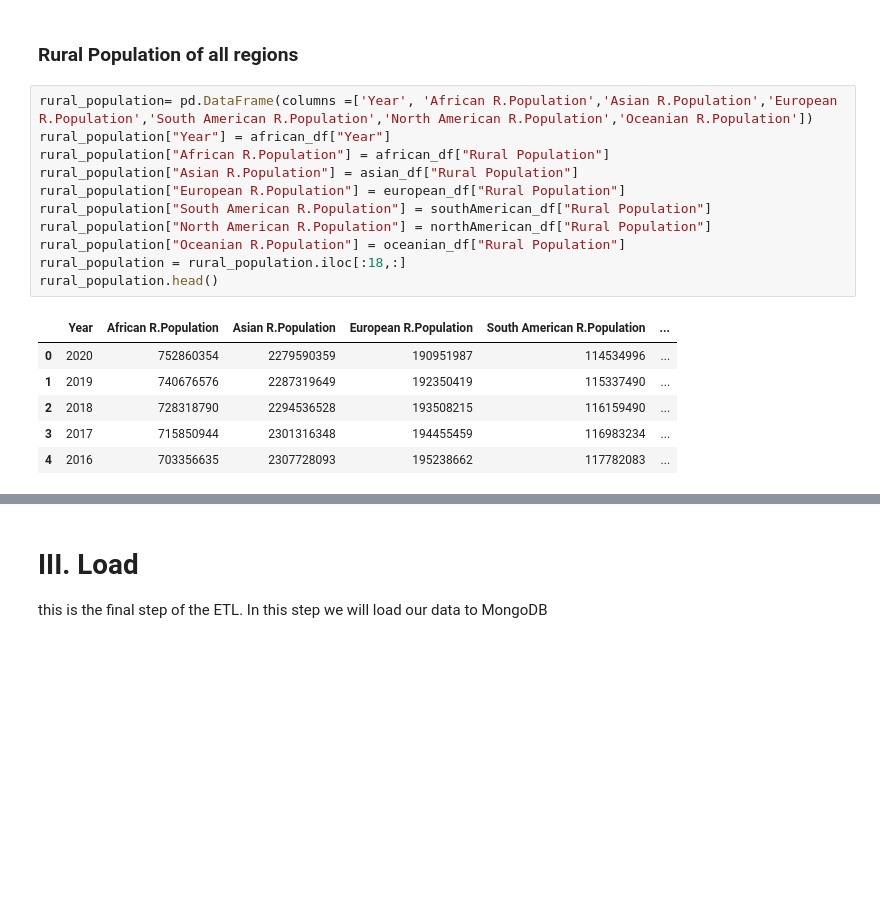
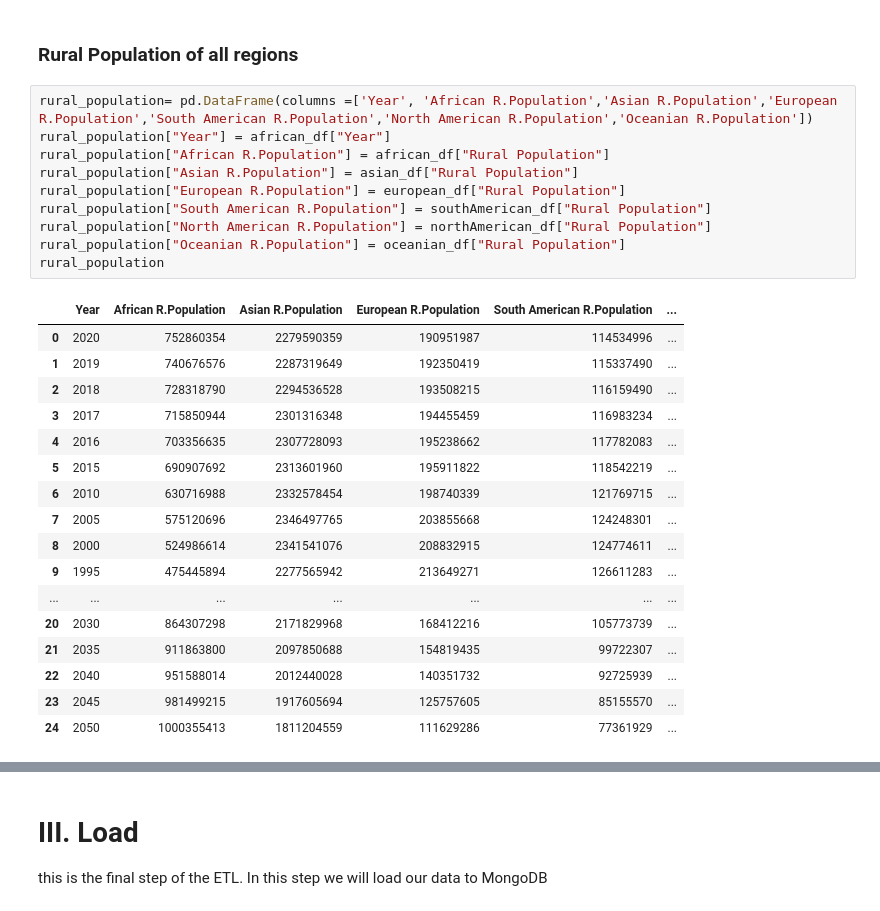
Before and after one commit to amal209/Back-end, a Jupyter notebook: etl.ipynb, the cells around one changed output, grey strips where cells are left out. Drawn from its saved outputs; the diff is of its cells as text; blank space fills up the shorter version.

```diff
--- a/etl.ipynb
+++ b/etl.ipynb
@@ -212,18 +284,28 @@ urban_population.head()
 # %%
 rural_population= pd.DataFrame(columns =['Year', 'African R.Population','Asian R.Population','European R.Population','South American R.Population','North American R.Population','Oceanian R.Population'])
 rural_population["Year"] = african_df["Year"]
 rural_population["African R.Population"] = african_df["Rural Population"]
 rural_population["Asian R.Population"] = asian_df["Rural Population"]
 rural_population["European R.Population"] = european_df["Rural Population"]
 rural_population["South American R.Population"] = southAmerican_df["Rural Population"]
 rural_population["North American R.Population"] = northAmerican_df["Rural Population"]
 rural_population["Oceanian R.Population"] = oceanian_df["Rural Population"]
-rural_population = rural_population.iloc[:18,:]
-rural_population.head()
+rural_population
 # %% [output]
 |  | Year | African R.Population | Asian R.Population | European R.Population | South American R.Population | ... |
 | 0 | 2020 | 752860354 | 2279590359 | 190951987 | 114534996 | ... |
 | 1 | 2019 | 740676576 | 2287319649 | 192350419 | 115337490 | ... |
 | 2 | 2018 | 728318790 | 2294536528 | 193508215 | 116159490 | ... |
 | 3 | 2017 | 715850944 | 2301316348 | 194455459 | 116983234 | ... |
 | 4 | 2016 | 703356635 | 2307728093 | 195238662 | 117782083 | ... |
+| 5 | 2015 | 690907692 | 2313601960 | 195911822 | 118542219 | ... |
+| 6 | 2010 | 630716988 | 2332578454 | 198740339 | 121769715 | ... |
+| 7 | 2005 | 575120696 | 2346497765 | 203855668 | 124248301 | ... |
+| 8 | 2000 | 524986614 | 2341541076 | 208832915 | 124774611 | ... |
+| 9 | 1995 | 475445894 | 2277565942 | 213649271 | 126611283 | ... |
+| ... | ... | ... | ... | ... | ... | ... |
+| 20 | 2030 | 864307298 | 2171829968 | 168412216 | 105773739 | ... |
+| 21 | 2035 | 911863800 | 2097850688 | 154819435 | 99722307 | ... |
+| 22 | 2040 | 951588014 | 2012440028 | 140351732 | 92725939 | ... |
+| 23 | 2045 | 981499215 | 1917605694 | 125757605 | 85155570 | ... |
+| 24 | 2050 | 1000355413 | 1811204559 | 111629286 | 77361929 | ... |
```
Also changed, not shown: parts of 17 cells of this notebook, 3 other files.
